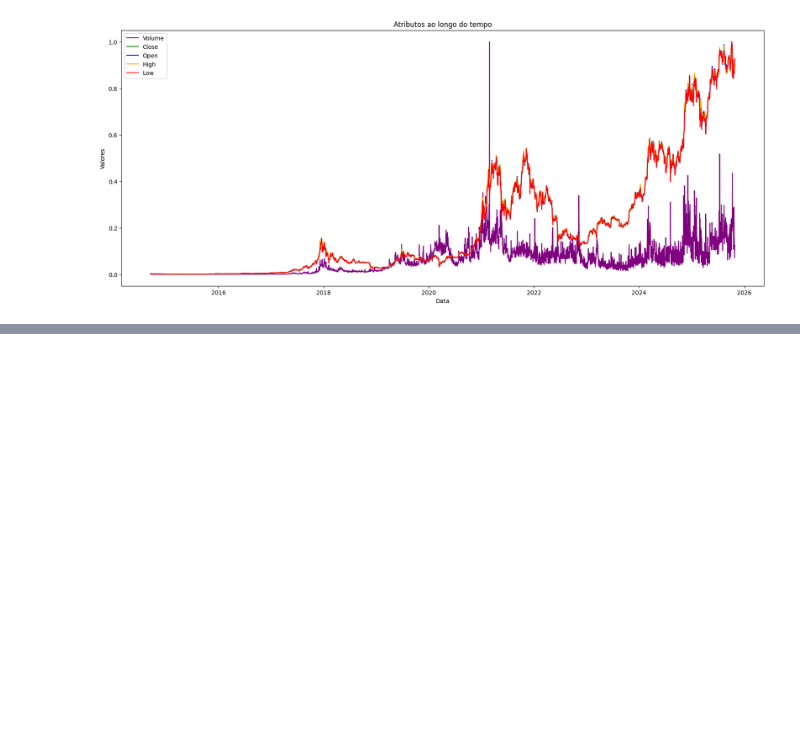
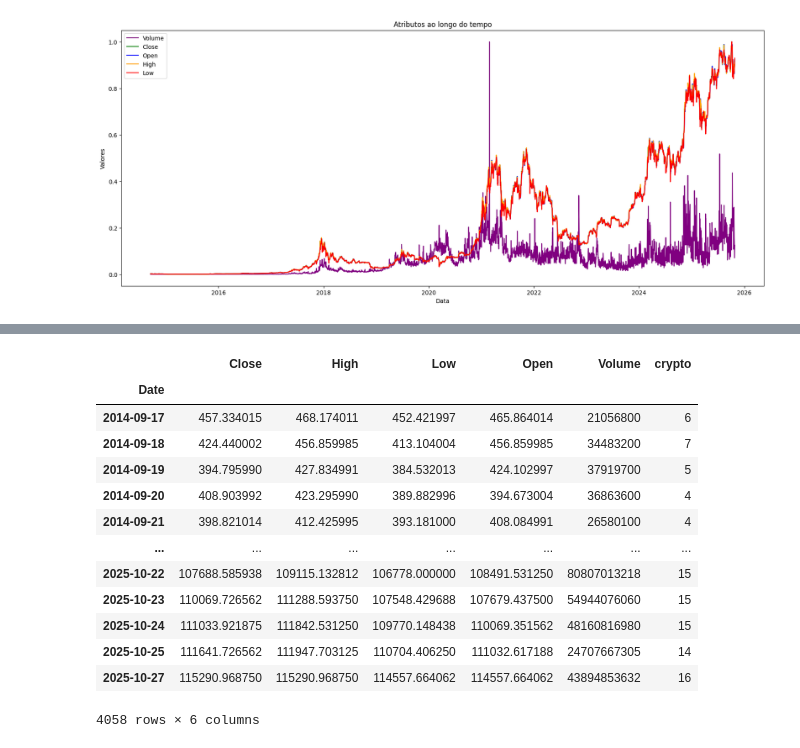
Before and after one commit to gusdiaso/crypto_predict, a Jupyter notebook: notebooks/02_data_eda.ipynb, the cells around one changed output, grey strips where cells are left out. Cells and saved outputs as stored; diff of their text form; code cells hidden in the pictures; blank space fills up the shorter version.

```diff
--- a/notebooks/02_data_eda.ipynb
+++ b/notebooks/02_data_eda.ipynb
@@ -46,0 +163,17 @@ plt.show()
+# %%
+data_merged.drop(columns="bitcoin")
+# %% [output]
+|  | Close | High | Low | Open | Volume | crypto |
+| Date |  |  |  |  |  |  |
+| 2014-09-17 | 457.334015 | 468.174011 | 452.421997 | 465.864014 | 21056800 | 6 |
+| 2014-09-18 | 424.440002 | 456.859985 | 413.104004 | 456.859985 | 34483200 | 7 |
+| 2014-09-19 | 394.795990 | 427.834991 | 384.532013 | 424.102997 | 37919700 | 5 |
+| 2014-09-20 | 408.903992 | 423.295990 | 389.882996 | 394.673004 | 36863600 | 4 |
+| 2014-09-21 | 398.821014 | 412.425995 | 393.181000 | 408.084991 | 26580100 | 4 |
+| ... | ... | ... | ... | ... | ... | ... |
+| 2025-10-22 | 107688.585938 | 109115.132812 | 106778.000000 | 108491.531250 | 80807013218 | 15 |
+| 2025-10-23 | 110069.726562 | 111288.593750 | 107548.429688 | 107679.437500 | 54944076060 | 15 |
+| 2025-10-24 | 111033.921875 | 111842.531250 | 109770.148438 | 110069.351562 | 48160816980 | 15 |
+| 2025-10-25 | 111641.726562 | 111947.703125 | 110704.406250 | 111032.617188 | 24707667305 | 14 |
+| 2025-10-27 | 115290.968750 | 115290.968750 | 114557.664062 | 114557.664062 | 43894853632 | 16 |
+4058 rows × 6 columns
```
Also changed, not shown: parts of 11 cells of this notebook, 2 other files.
